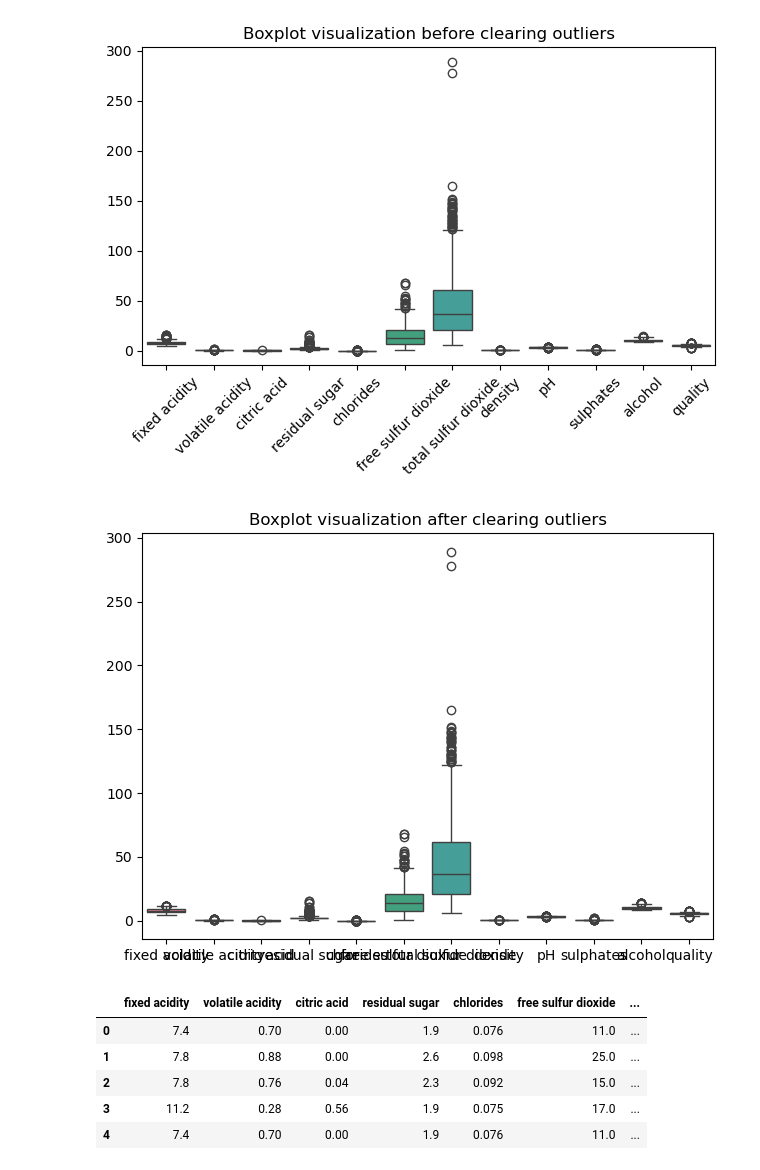
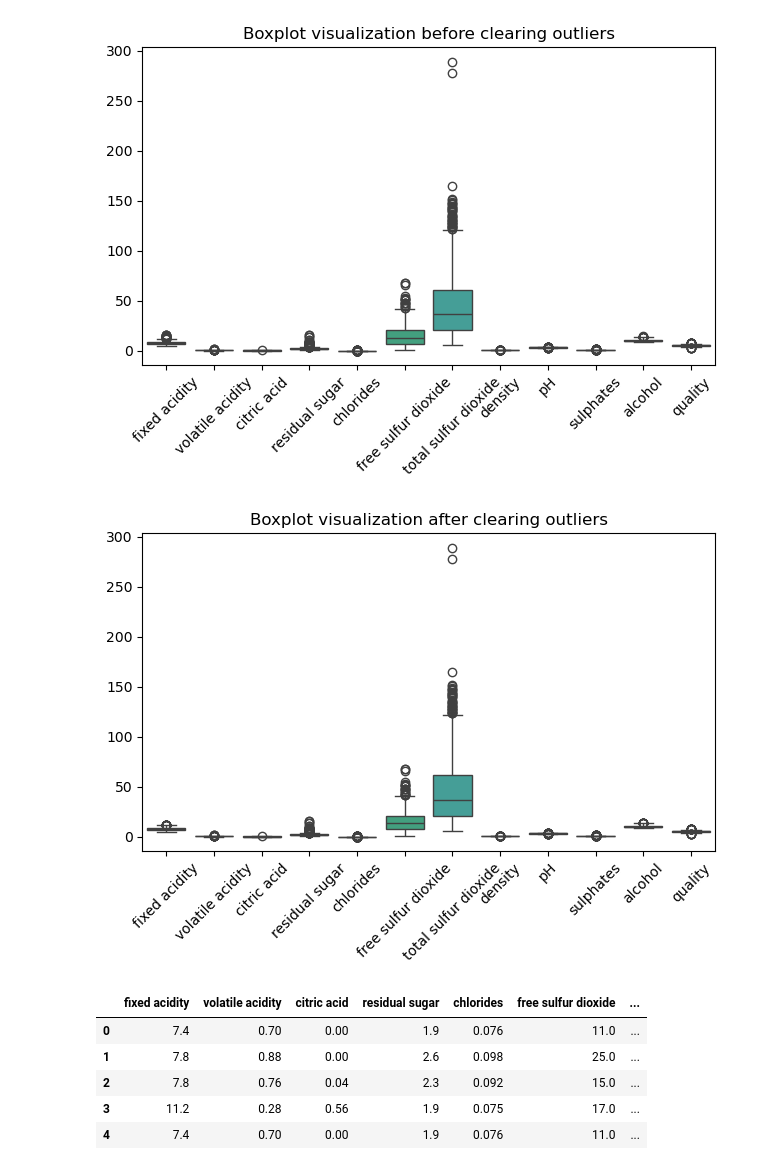
Before and after one commit to Sugandha-H-B/OIBSIP, a Jupyter notebook: Level2_Project2.ipynb, the cells around one changed output. Drawn from its saved outputs; the diff is of its cells as text; code cells hidden in the pictures.

```diff
--- a/Level2_Project2.ipynb
+++ b/Level2_Project2.ipynb
@@ -243,10 +246,11 @@ cleaned_data=outliers_removal(wine_data.copy(),numeric_columns)
 # %%
 sns.boxplot(data=cleaned_data)
 plt.title("Boxplot visualization after clearing outliers")
+plt.xticks(rotation=45)
 plt.tight_layout()
 plt.show()
 # %% [output]
-[figure, old version]
+[figure, new version]
 # %%
 cleaned_data.head()
 # %% [output]
```
Also changed, not shown: parts of 26 cells of this notebook.
